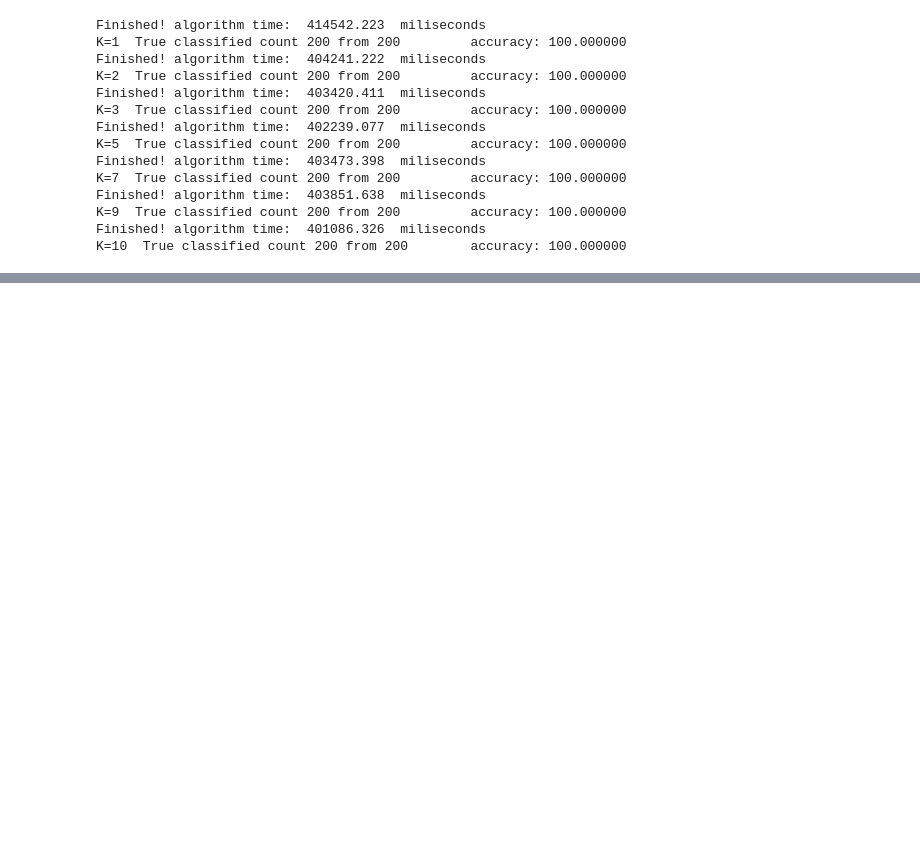
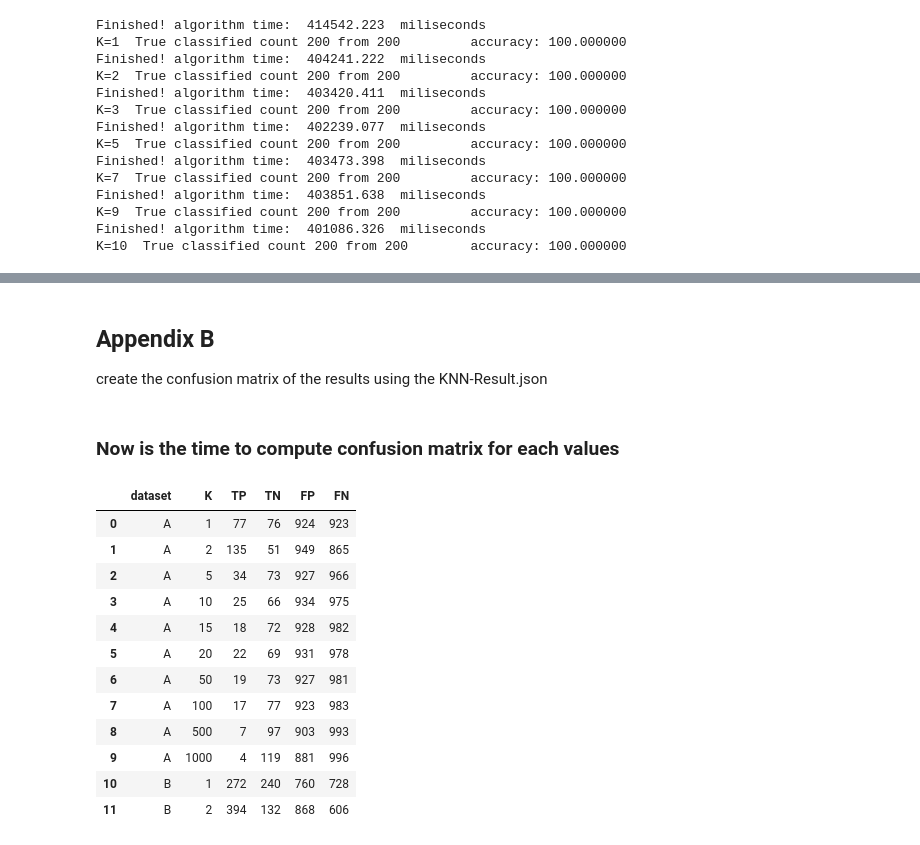
Before and after one commit to amindadgar/Pattern-Recognition, a Jupyter notebook: HW3/main.ipynb, the cells around one changed output, grey strips where cells are left out. Cells and saved outputs as stored; diff of their text form; code cells hidden in the pictures; blank space fills up the shorter version.

Commit message:
Calculating confusion matrix implemented! Also We changed the KNN algorithm for more readability ( there is no difference in performance and outputs ).

```diff
--- a/HW3/main.ipynb
+++ b/HW3/main.ipynb
@@ -364,7 +388,10 @@ for K in [1, 2, 3, 5, 7, 9, 10]:
 
     label = KNN(K, df_training, df_validation, features)
 
-    print('K=%s ' % K, 'True classified count %s from %s' % (label.sum(), len(label)), '\taccuracy: %f' % (label.sum()*100 / len(label)))
+    ## check correct classification results
+    result = check_label(label, df_validation.label)
+
+    print('K=%s ' % K, 'True classified count %s from %s' % (result.sum(), len(result)), '\taccuracy: %f' % (result.sum()*100 / len(result)))
 # %% [output]
 Finished! algorithm time:  414542.223  miliseconds
 K=1  True classified count 200 from 200         accuracy: 100.000000
@@ -406,0 +434,8 @@ K=15  True classified 90        accuracy: 4.500000
+# %% [markdown]
+## Appendix B
+create the confusion matrix of the results using the KNN-Result.json
+# %%
+dict_data = ''
+with open('KNN-Result.json', 'r') as json_result:
+    dict_data = json.load(json_result)
+json_result.close()
@@ -406,0 +496,51 @@ K=15  True classified 90        accuracy: 4.500000
+# %% [markdown]
+### Now is the time to compute confusion matrix for each values
+# %%
+K_values = [1, 2, 5, 10, 15, 20, 50, 100, 500, 1000]
+prefixes = ['A','B', 'C', 'D', 'E', 'F', 'G', 'H', 'I']
+
+
+ds_confusion_matrix = pd.DataFrame(columns=[ 'dataset', 'K' ,'TP', 'TN', 'FP', 'FN'])
+
+## just use the Atrain, Atest results
+for dataset_prefix in prefixes:
+
+    ## get the dataset name for json file
+    dataset_name = 'dataset %c' % dataset_prefix
+
+    ## get the test dataframe to check the confusion matrix
+    _ , test_ds = read_csv_datasets([dataset_prefix])
+
+    # classified_values = []
+
+    ## the K value in KNN algorithm
+    for K in K_values:
+        # classified_values.append([])
+        classified_values = []
+        for j in range(0, len(dict_data[dataset_name][str(K)])):
+            values = dict_data[dataset_name][str(K)][ 'index_%i_classified' % j ]
+            classified_values.append(values)
+
+
+        ds = create_confusion_matrix(classified_values, test_ds[0].label)
+        ds['K'] = K
+        ds['dataset'] = dataset_prefix
+
+        ## add the confusion matrix values into the dataframe
+        ds_confusion_matrix = ds_confusion_matrix.append(ds, ignore_index=True)
+# %%
+ds_confusion_matrix.head(12)
+# %% [output]
+|  | dataset | K | TP | TN | FP | FN |
+| 0 | A | 1 | 77 | 76 | 924 | 923 |
+| 1 | A | 2 | 135 | 51 | 949 | 865 |
+| 2 | A | 5 | 34 | 73 | 927 | 966 |
+| 3 | A | 10 | 25 | 66 | 934 | 975 |
+| 4 | A | 15 | 18 | 72 | 928 | 982 |
+| 5 | A | 20 | 22 | 69 | 931 | 978 |
+| 6 | A | 50 | 19 | 73 | 927 | 981 |
+| 7 | A | 100 | 17 | 77 | 923 | 983 |
+| 8 | A | 500 | 7 | 97 | 903 | 993 |
+| 9 | A | 1000 | 4 | 119 | 881 | 996 |
+| 10 | B | 1 | 272 | 240 | 760 | 728 |
+| 11 | B | 2 | 394 | 132 | 868 | 606 |
```
Also changed, not shown: parts of 12 cells of this notebook, 2 other files.
